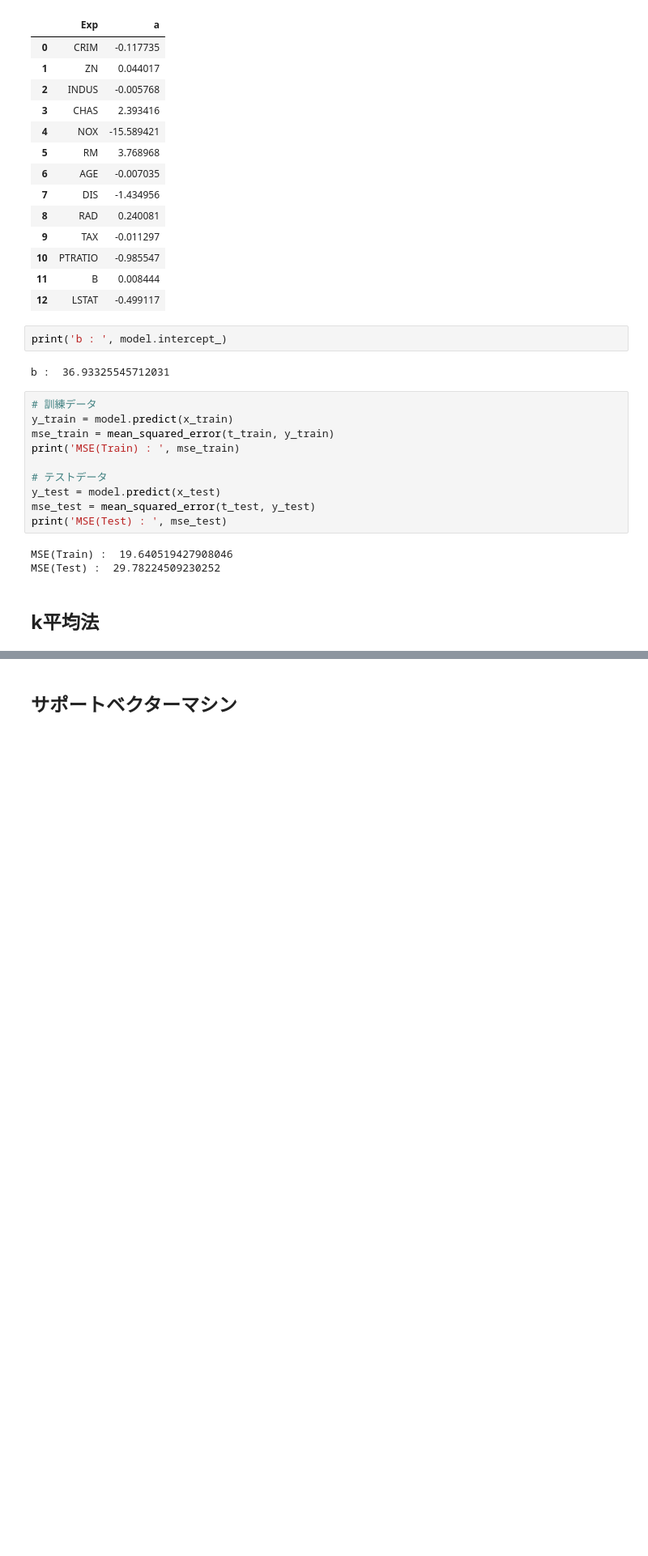
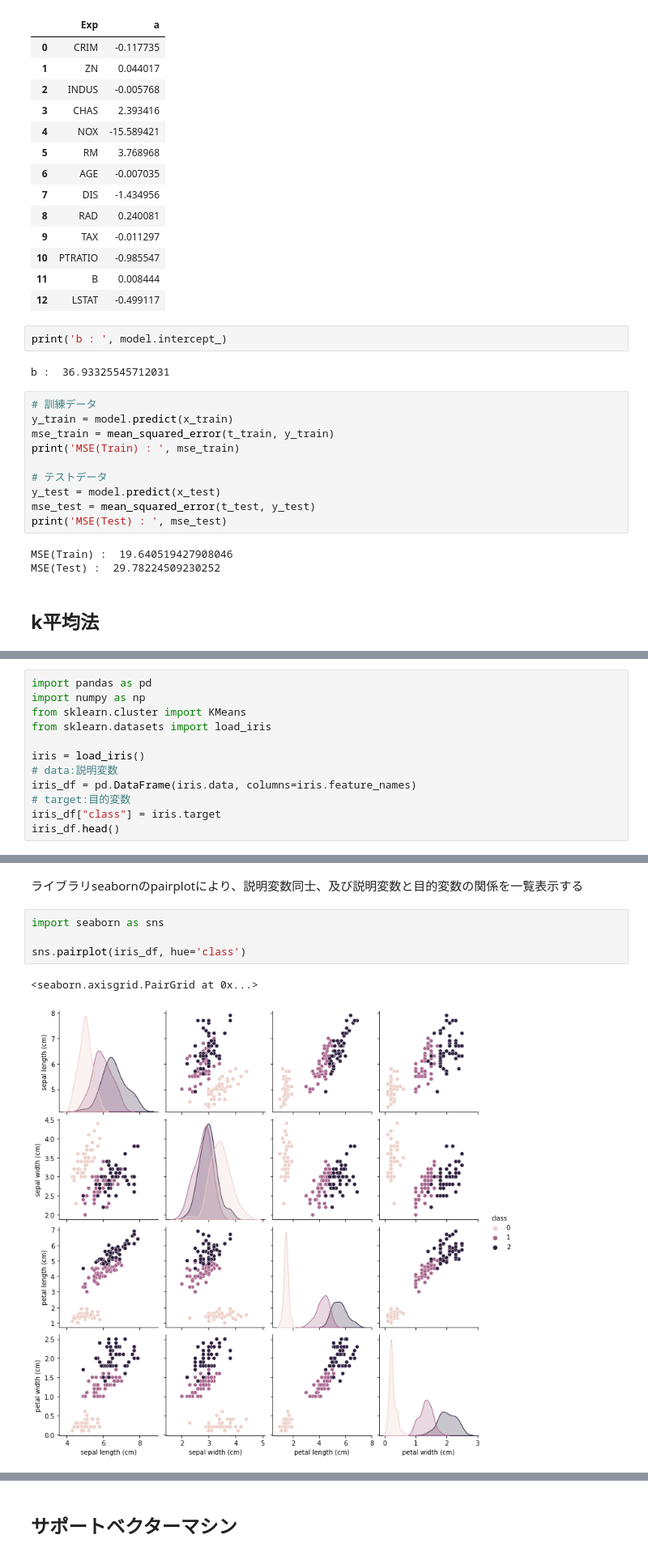
Before and after one commit to sakamototaisei/python_colab, a Jupyter notebook: みんなのデータサイエンス講座.ipynb, the cells around one changed output, grey strips where cells are left out. Shown at 81% size. Cells and saved outputs as stored; diff of their text form; blank space fills up the shorter version.

```diff
--- a/みんなのデータサイエンス講座.ipynb
+++ b/みんなのデータサイエンス講座.ipynb
@@ -683,0 +693,12 @@ MSE(Test) :  29.78224509230252
+# %%
+import pandas as pd
+import numpy as np
+from sklearn.cluster import KMeans
+from sklearn.datasets import load_iris
+
+iris = load_iris()
+# data:説明変数
+iris_df = pd.DataFrame(iris.data, columns=iris.feature_names)
+# target:目的変数
+iris_df["class"] = iris.target
+iris_df.head()
@@ -683,0 +728,9 @@ MSE(Test) :  29.78224509230252
+# %% [markdown]
+ライブラリseabornのpairplotにより、説明変数同士、及び説明変数と目的変数の関係を一覧表示する
+# %%
+import seaborn as sns
+
+sns.pairplot(iris_df, hue='class')
+# %% [output]
+<seaborn.axisgrid.PairGrid at 0x...>
+[figure, added]
```
Also changed, not shown: parts of 26 cells of this notebook.
